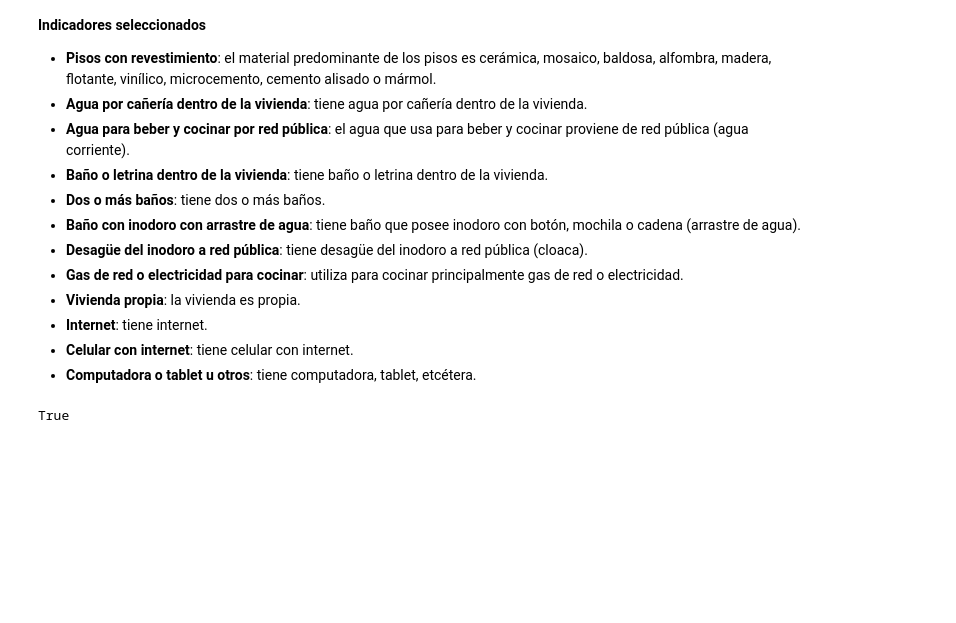
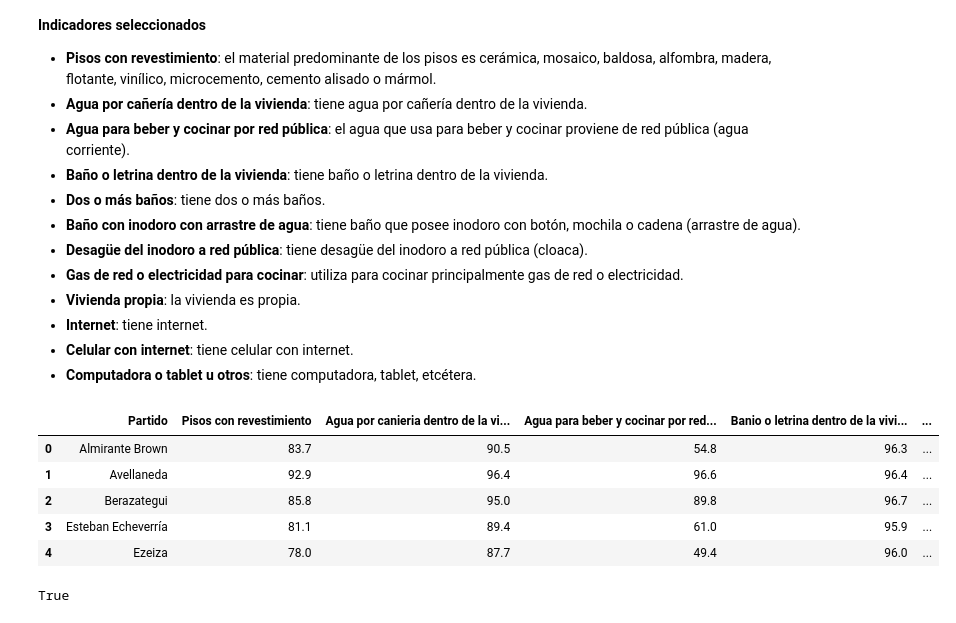
Before and after one commit to lmendezayl/uba-ldd-tp1, a Jupyter notebook: TP_1.ipynb, the cells around one changed output. Saved outputs shown, nothing was run; the diff lists cells and outputs as text; code cells hidden in the pictures; blank space fills up the shorter version.

```diff
--- a/TP_1.ipynb
+++ b/TP_1.ipynb
@@ -598,4 +598,17 @@ red o electricidad.
 - **Internet**: tiene internet.
 - **Celular con internet**: tiene celular con internet.
 - **Computadora o tablet u otros**: tiene computadora, tablet, etcétera.
+# %%
+# Importamos el dataset
+df_censo_2022_cond_hab = pd.read_csv("indec_2022_condiciones_habitacionales.csv")
+# Chequeamos que no hayan datos NaN
+df_censo_2022_cond_hab.isna().any().unique()
+display(df_censo_2022_cond_hab.head())
+# %% [output]
+|  | Partido | Pisos con revestimiento | Agua por canieria dentro de la vi... | Agua para beber y cocinar por red... | Banio o letrina dentro de la vivi... | ... |
+| 0 | Almirante Brown | 83.7 | 90.5 | 54.8 | 96.3 | ... |
+| 1 | Avellaneda | 92.9 | 96.4 | 96.6 | 96.4 | ... |
+| 2 | Berazategui | 85.8 | 95.0 | 89.8 | 96.7 | ... |
+| 3 | Esteban Echeverría | 81.1 | 89.4 | 61.0 | 95.9 | ... |
+| 4 | Ezeiza | 78.0 | 87.7 | 49.4 | 96.0 | ... |
 # %%
```
Also changed, not shown: parts of 10 cells of this notebook.
